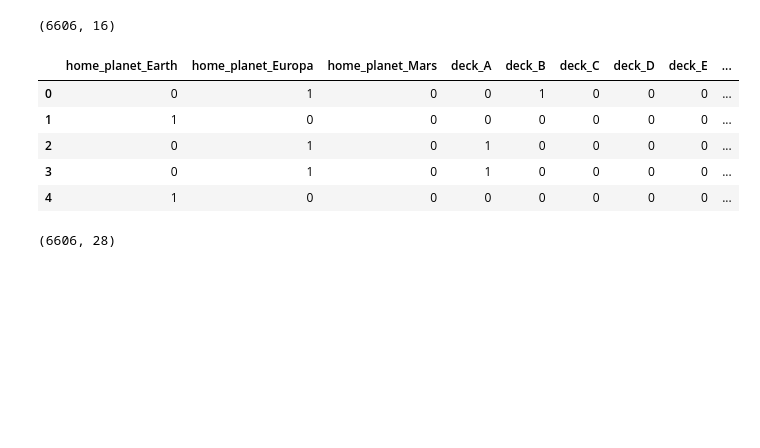
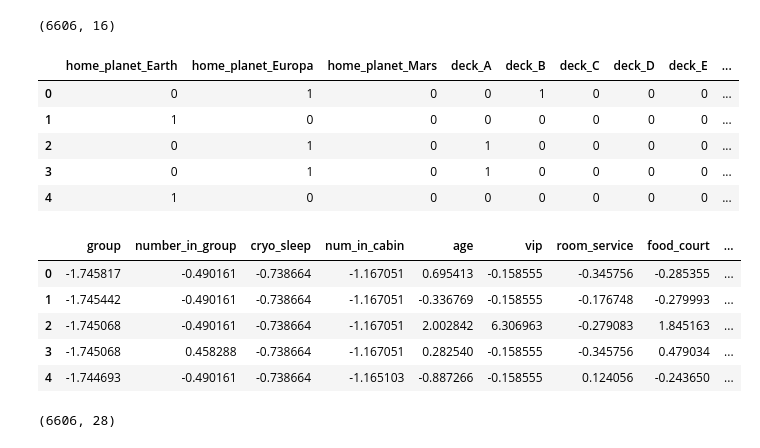
Before and after one commit to chickooooo/space_titanic, a Jupyter notebook: notebooks/data_preparation.ipynb, the cells around one changed output. Cells and saved outputs as stored; diff of their text form; code cells hidden in the pictures; blank space fills up the shorter version.

```diff
--- a/notebooks/data_preparation.ipynb
+++ b/notebooks/data_preparation.ipynb
@@ -58 +62,11 @@ cat_encoded.head()
+# %%
+num_data_scaled = pd.DataFrame(num_data_scaled, columns=num_attributes)
+num_data_scaled.head()
+# %% [output]
+|  | group | number_in_group | cryo_sleep | num_in_cabin | age | vip | room_service | food_court | ... |
+| 0 | -1.745817 | -0.490161 | -0.738664 | -1.167051 | 0.695413 | -0.158555 | -0.345756 | -0.285355 | ... |
+| 1 | -1.745442 | -0.490161 | -0.738664 | -1.167051 | -0.336769 | -0.158555 | -0.176748 | -0.279993 | ... |
+| 2 | -1.745068 | -0.490161 | -0.738664 | -1.167051 | 2.002842 | 6.306963 | -0.279083 | 1.845163 | ... |
+| 3 | -1.745068 | 0.458288 | -0.738664 | -1.167051 | 0.282540 | -0.158555 | -0.345756 | 0.479034 | ... |
+| 4 | -1.744693 | -0.490161 | -0.738664 | -1.165103 | -0.887266 | -0.158555 | 0.124056 | -0.243650 | ... |
 # %%
```
Also changed, not shown: parts of 11 cells of this notebook.
